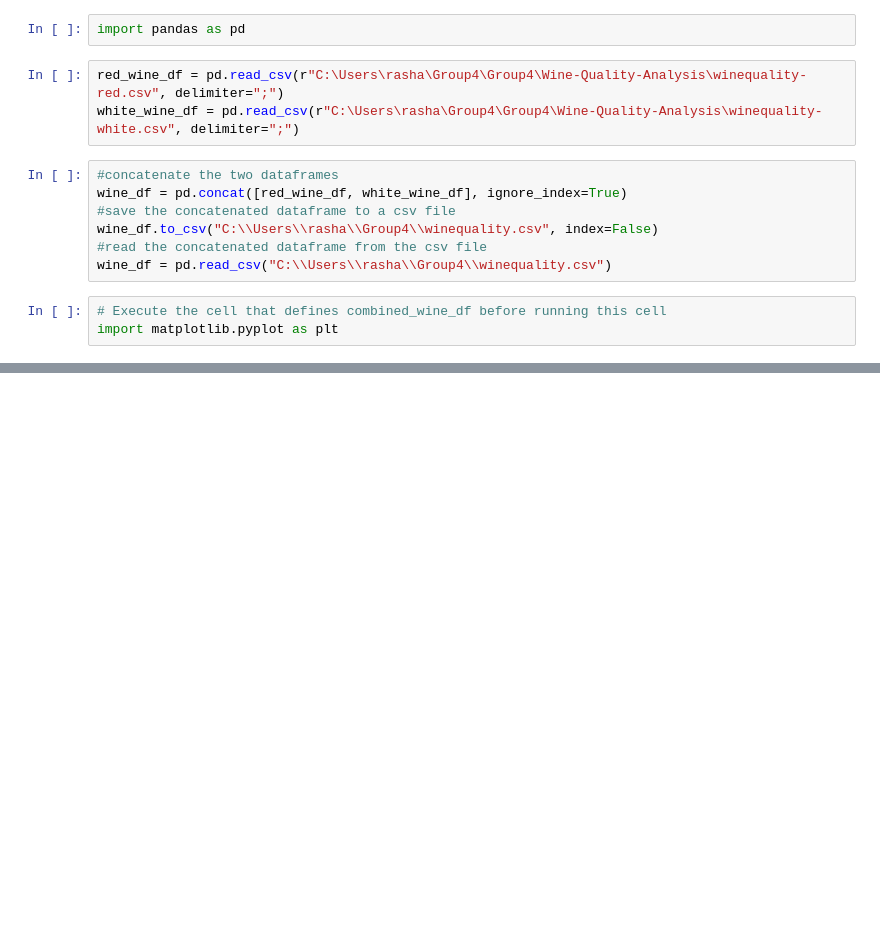
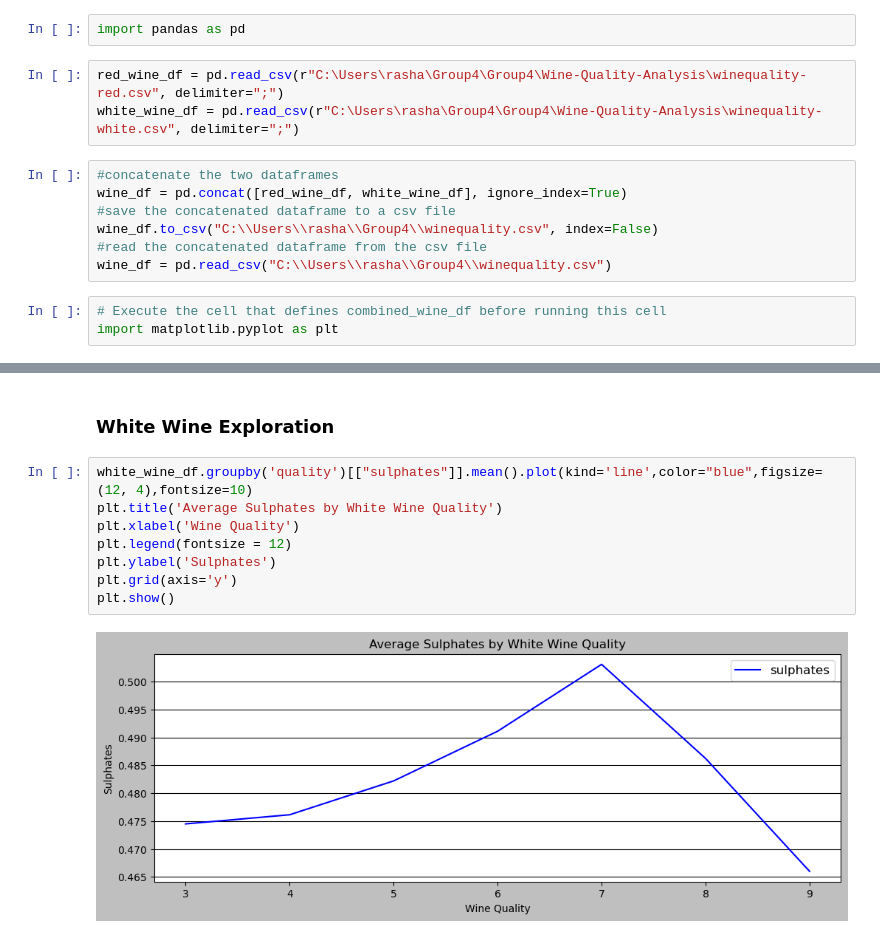
Before and after one commit to AiSuccessNow/Wine-Quality-Analysis, a Jupyter notebook: cleaned_wine_data.ipynb, the cells around one changed output, grey strips where cells are left out. Drawn from its saved outputs; the diff is of its cells as text; blank space fills up the shorter version.

```diff
--- a/cleaned_wine_data.ipynb
+++ b/cleaned_wine_data.ipynb
@@ -142,0 +69,12 @@ plt.show()
+# %% [markdown]
+### White Wine Exploration
+# %%
+white_wine_df.groupby('quality')[["sulphates"]].mean().plot(kind='line',color="blue",figsize=(12, 4),fontsize=10)
+plt.title('Average Sulphates by White Wine Quality')
+plt.xlabel('Wine Quality')
+plt.legend(fontsize = 12)
+plt.ylabel('Sulphates')
+plt.grid(axis='y')
+plt.show()
+# %% [output]
+[figure, added]
```
Also changed, not shown: parts of 21 cells of this notebook.
